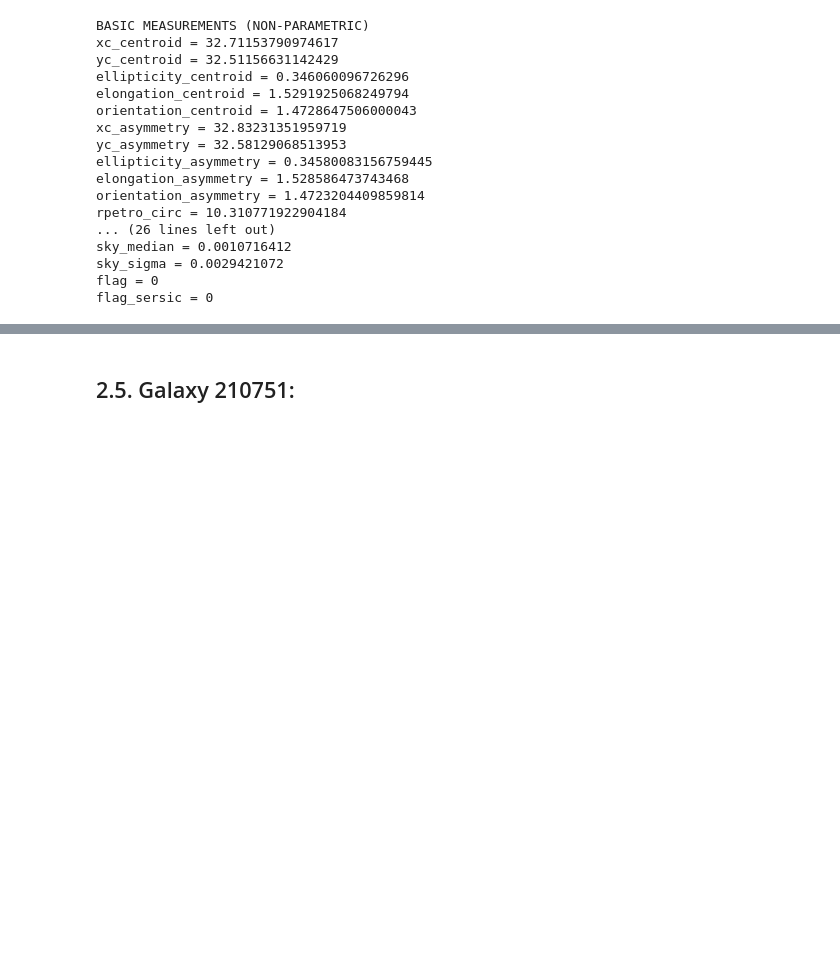
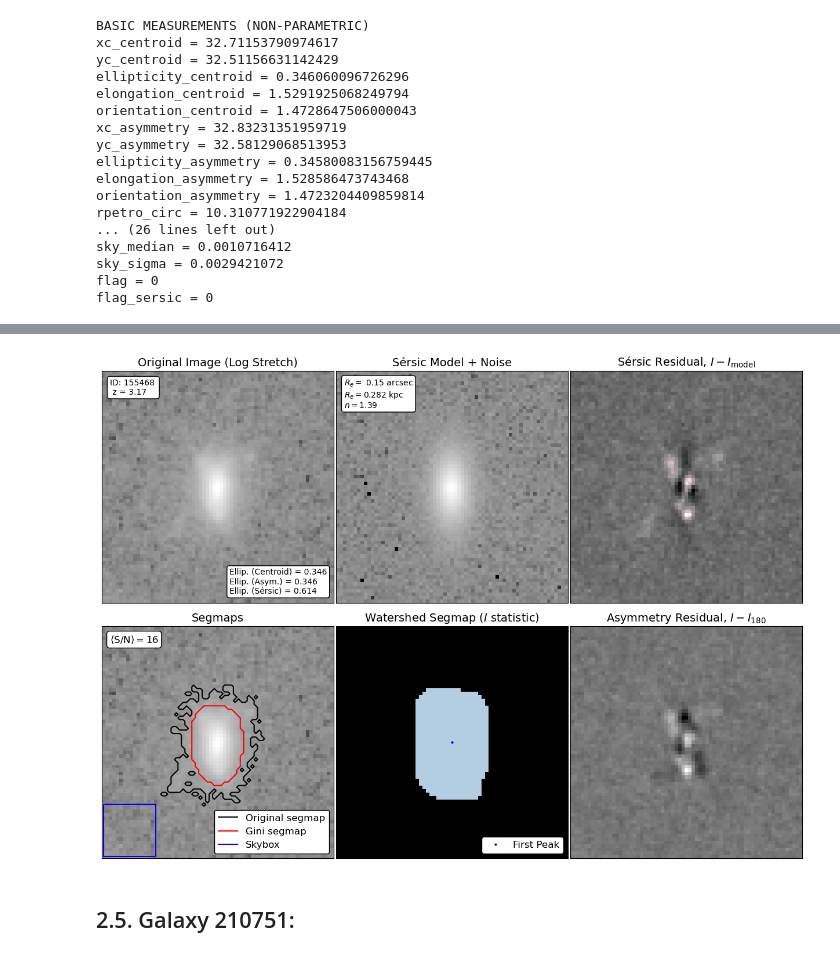
Before and after one commit to nakgyal/TFM, a Jupyter notebook: isophotal_analysis_statmorph.ipynb, the cells around one changed output, grey strips where cells are left out. Saved outputs shown, nothing was run; the diff lists cells and outputs as text; code cells hidden in the pictures; blank space fills up the shorter version.

```diff
--- a/isophotal_analysis_statmorph.ipynb
+++ b/isophotal_analysis_statmorph.ipynb
@@ -484,3 +522,10 @@ fig = make_figure(morph)
 # %%
 fig.savefig(res_dir+f'{gal}_morphology.pdf', dpi=150)
 plt.close(fig)
+# %%
+n=3
+z=gal_z[n]
+id=gal_list[n]
+fig2 = make_figure_leo(morph,z,id)
+# %% [output]
+[figure, added]
```
Also changed, not shown: parts of 26 cells of this notebook, 15 other files.
